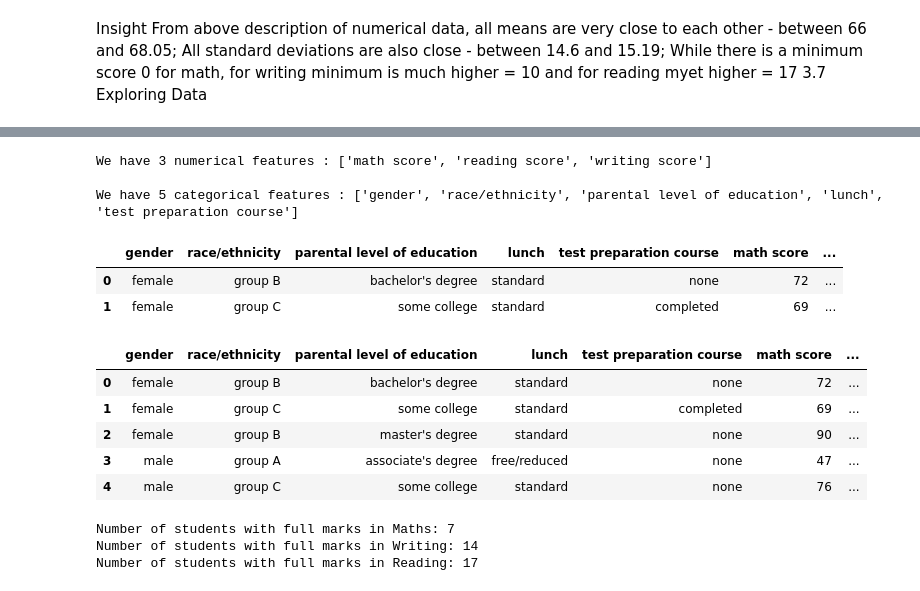
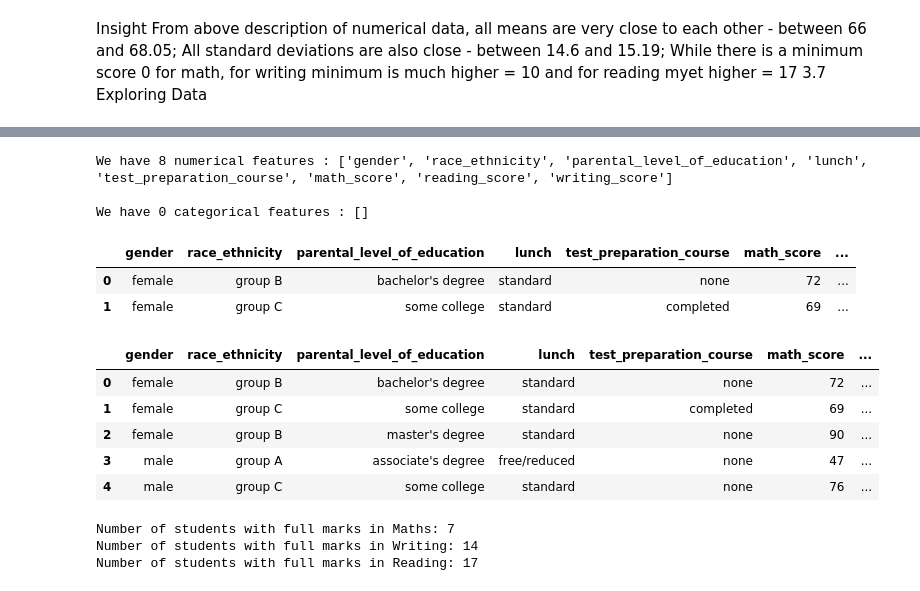
Before and after one commit to Riyazzshaik/mlproject, a Jupyter notebook: noteboook/EDA_STUDENT_PERFORMANCE.ipynb, the cells around one changed output, grey strips where cells are left out. Drawn from its saved outputs; the diff is of its cells as text; code cells hidden in the pictures.

```diff
--- a/noteboook/EDA_STUDENT_PERFORMANCE.ipynb
+++ b/noteboook/EDA_STUDENT_PERFORMANCE.ipynb
@@ -24,7 +24,7 @@ import matplotlib.pyplot as plt
 import warnings
 warnings.filterwarnings('ignore')
 # %%
-df = pd.read_csv('StudentsPerformance.csv')
+df = pd.read_csv('data/stud.csv')
 # %%
 df.head()
 # %% [output]
@@ -161,21 +169,21 @@ categorical_features = [feature for feature in df.columns if df[feature].dtype =
 print('We have {} numerical features : {}'.format(len(numeric_features), numeric_features))
 print('\nWe have {} categorical features : {}'.format(len(categorical_features), categorical_features))
 # %% [output]
-We have 3 numerical features : ['math score', 'reading score', 'writing score']
+We have 8 numerical features : ['gender', 'race_ethnicity', 'parental_level_of_education', 'lunch', 'test_preparation_course', 'math_score', 'reading_score', 'writing_score']
 
-We have 5 categorical features : ['gender', 'race/ethnicity', 'parental level of education', 'lunch', 'test preparation course']
+We have 0 categorical features : []
 # %%
 df.head(2)
 # %% [output]
-|  | gender | race/ethnicity | parental level of education | lunch | test preparation course | math score | ... |
+|  | gender | race_ethnicity | parental_level_of_education | lunch | test_preparation_course | math_score | ... |
 | 0 | female | group B | bachelor's degree | standard | none | 72 | ... |
 | 1 | female | group C | some college | standard | completed | 69 | ... |
 # %%
-df['total score'] = df['math score'] + df['reading score'] + df['writing score']
+df['total score'] = df['math_score'] + df['reading_score'] + df['writing_score']
 df['average'] = df['total score']/3
 df.head()
 # %% [output]
-|  | gender | race/ethnicity | parental level of education | lunch | test preparation course | math score | ... |
+|  | gender | race_ethnicity | parental_level_of_education | lunch | test_preparation_course | math_score | ... |
 | 0 | female | group B | bachelor's degree | standard | none | 72 | ... |
 | 1 | female | group C | some college | standard | completed | 69 | ... |
 | 2 | female | group B | master's degree | standard | none | 90 | ... |
```
Also changed, not shown: parts of 13 cells of this notebook, 5 other files.
